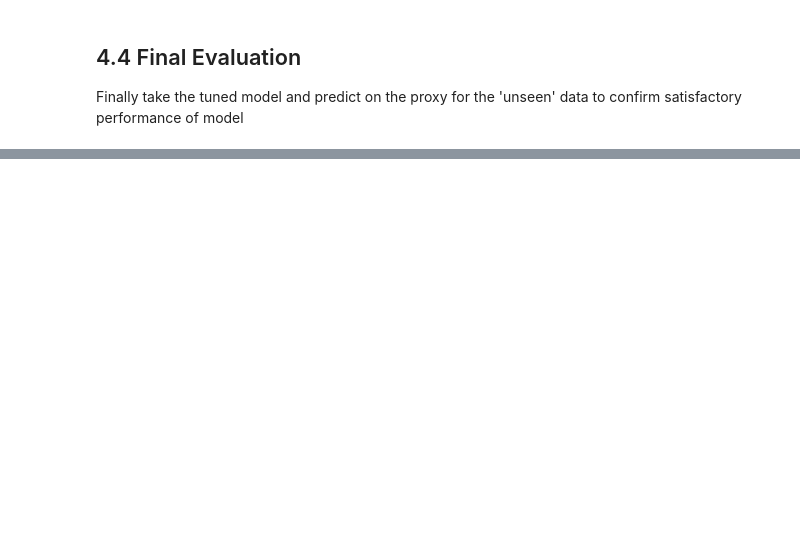
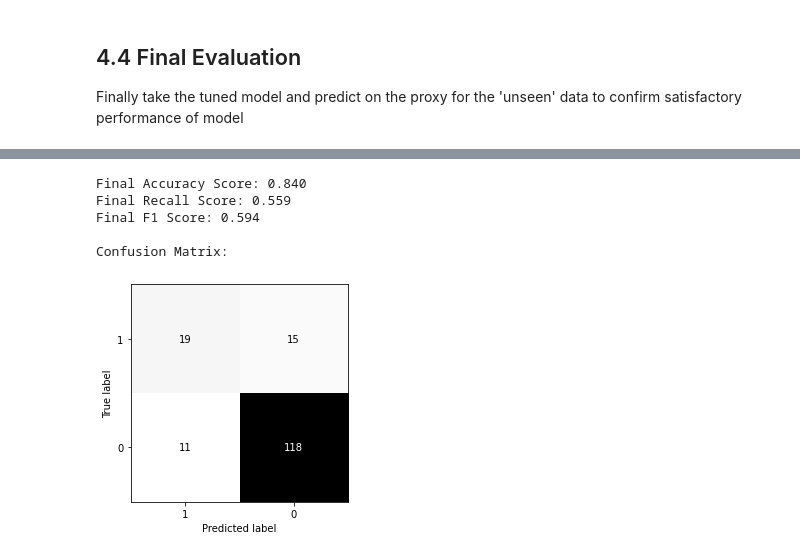
Before and after one commit to s-mushnoori/pancreatic-cancer-2, a Jupyter notebook: pancreatic-cancer-2.ipynb, the cells around one changed output, grey strips where cells are left out. Saved outputs shown, nothing was run; the diff lists cells and outputs as text; code cells hidden in the pictures; blank space fills up the shorter version.

```diff
--- a/pancreatic-cancer-2.ipynb
+++ b/pancreatic-cancer-2.ipynb
@@ -478,0 +489,6 @@ Confusion Matrix:
+# %%
+# Compare no disease vs early stage cancer only
+
+df_early = df_new.drop(df_new[(df_new.stage == 'III') | (df_new.stage == 'IV')].index)
+
+df_early.stage.unique()
@@ -478,0 +497,11 @@ Confusion Matrix:
+# %%
+df_early = clean_data(df_early)
+
+x = df_early.drop('has_disease',  axis=1)
+y = df_early['has_disease']
+# %%
+# Train test split
+
+x_train, x_test, y_train, y_test = train_test_split(x, y,
+                                                    test_size=0.33,
+                                                    stratify=y)
@@ -478,0 +530,19 @@ Confusion Matrix:
+# %%
+# Tune hyperparameters
+
+rf_tuned = tune_hyperparameters(x_train, y_train, RandomForestClassifier(), param_space_rf)
+# %%
+y_pred = rf_tuned.predict(x_test)
+
+plot_confusion_matrix(rf_tuned, x_test, y_test, labels=[1,0], colorbar=False, cmap='Greys')
+print("\nFinal Accuracy Score: %.3f" % accuracy_score(y_test, y_pred))
+print("Final Recall Score: %.3f" % recall_score(y_test, y_pred))
+print("Final F1 Score: %.3f" % f1_score(y_test, y_pred))
+print("\nConfusion Matrix:")
+# %% [output]
+Final Accuracy Score: 0.840
+Final Recall Score: 0.559
+Final F1 Score: 0.594
+
+Confusion Matrix:
+[figure, added]
```
Also changed, not shown: parts of 14 cells of this notebook.
